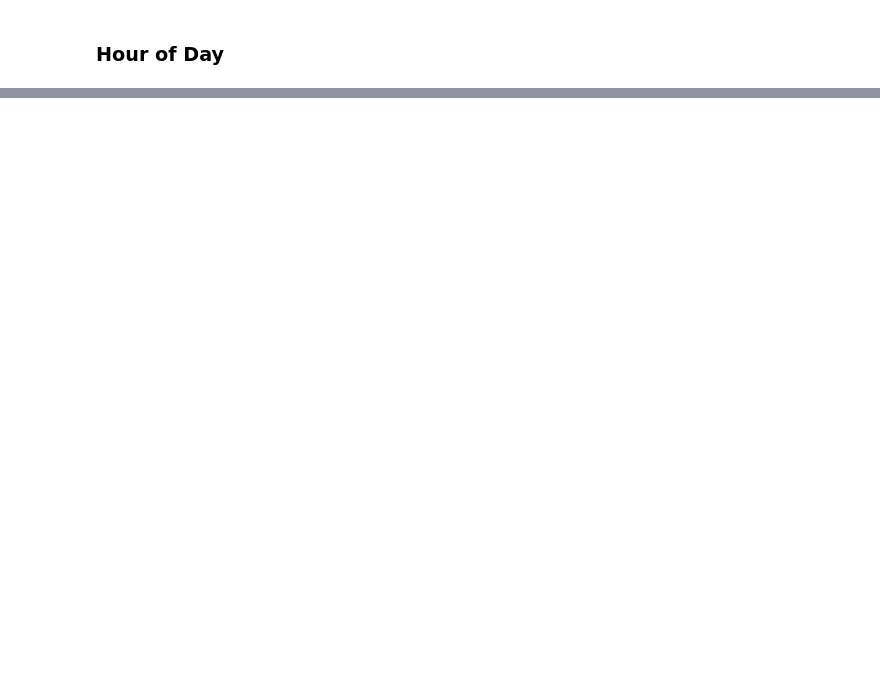
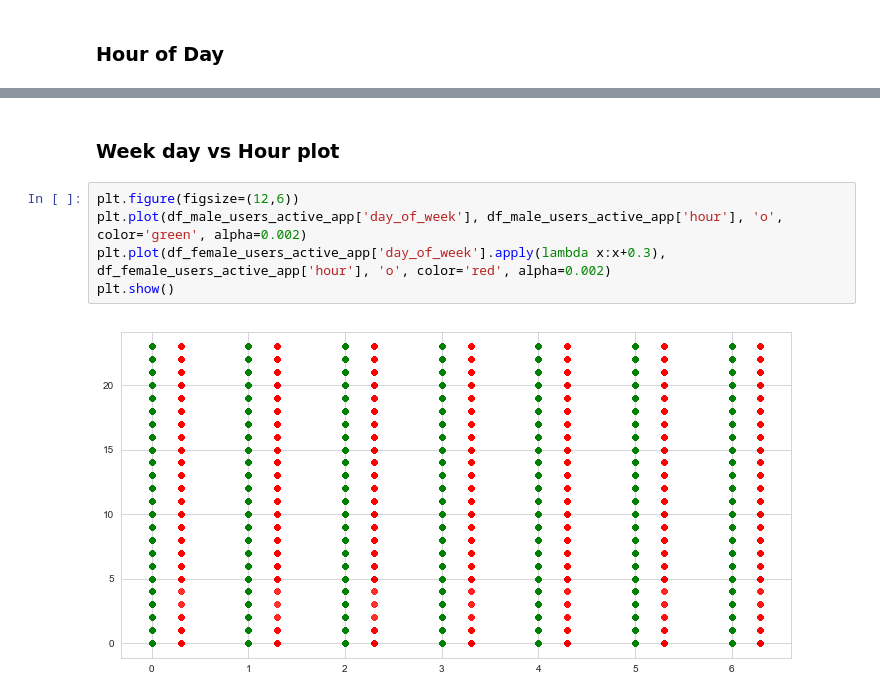
Before and after one commit to wlee0515/Application_Criteria_Generator, a Jupyter notebook: Application_Criteria_Generator/Code/DataPrep/Exploratory Data Analysis.ipynb, the cells around one changed output, grey strips where cells are left out. Cells and saved outputs as stored; diff of their text form; blank space fills up the shorter version.

```diff
--- a/Application_Criteria_Generator/Code/DataPrep/Exploratory Data Analysis.ipynb
+++ b/Application_Criteria_Generator/Code/DataPrep/Exploratory Data Analysis.ipynb
@@ -80,0 +244,9 @@ plt.show()
+# %% [markdown]
+### Week day vs Hour plot
+# %%
+plt.figure(figsize=(12,6))
+plt.plot(df_male_users_active_app['day_of_week'], df_male_users_active_app['hour'], 'o', color='green', alpha=0.002)
+plt.plot(df_female_users_active_app['day_of_week'].apply(lambda x:x+0.3), df_female_users_active_app['hour'], 'o', color='red', alpha=0.002)
+plt.show()
+# %% [output]
+[figure, added]
```
Also changed, not shown: parts of 53 cells of this notebook.
